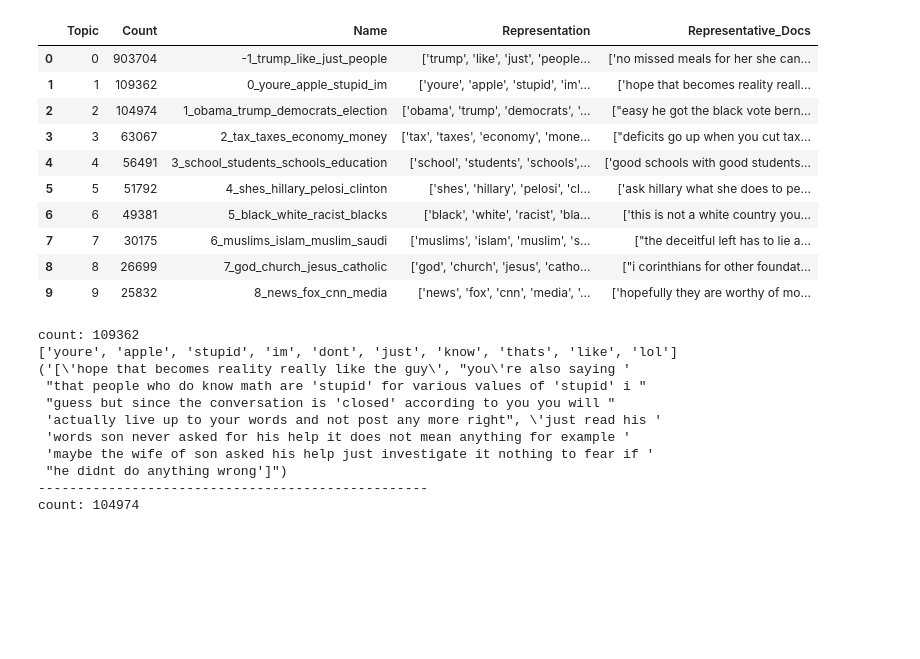
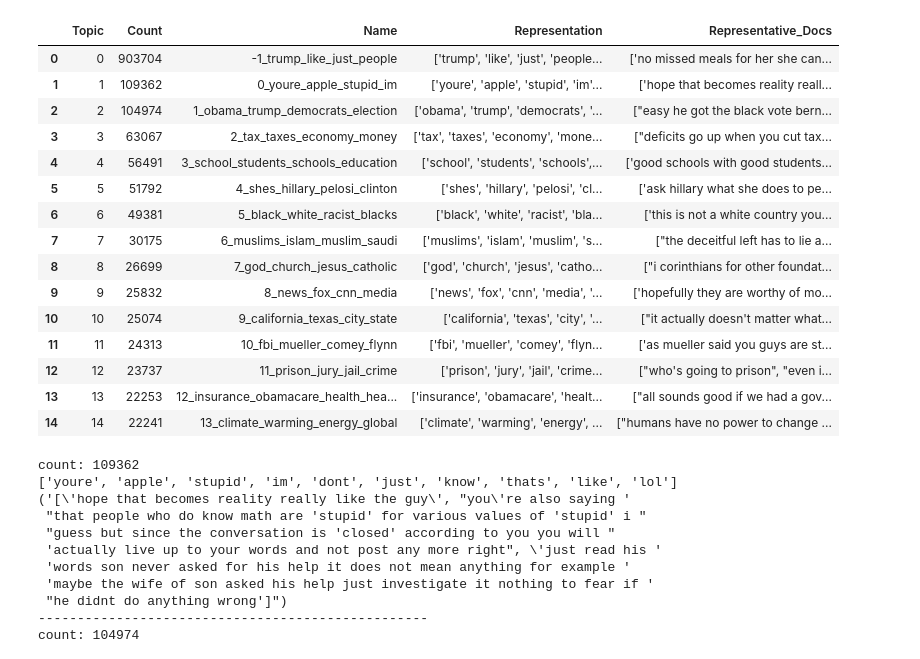
Before and after one commit to DanieleBarolo/Comments_Beliefs, a Jupyter notebook: topics_of_comments.ipynb, the cells around one changed output. Drawn from its saved outputs; the diff is of its cells as text; code cells hidden in the pictures; blank space fills up the shorter version.

```diff
--- a/topics_of_comments.ipynb
+++ b/topics_of_comments.ipynb
@@ -2,19 +2,24 @@
 import pandas as pd
 # %%
 breitbart_comments = pd.read_csv('Comments_topics/topics_global.csv')
-breitbart_comments.head(10)
+breitbart_comments.head(15)
 # %% [output]
 |  | Topic | Count | Name | Representation | Representative_Docs |
 | 0 | 0 | 903704 | -1_trump_like_just_people | ['trump', 'like', 'just', 'people... | ['no missed meals for her she can... |
 | 1 | 1 | 109362 | 0_youre_apple_stupid_im | ['youre', 'apple', 'stupid', 'im'... | ['hope that becomes reality reall... |
 | 2 | 2 | 104974 | 1_obama_trump_democrats_election | ['obama', 'trump', 'democrats', '... | ["easy he got the black vote bern... |
 | 3 | 3 | 63067 | 2_tax_taxes_economy_money | ['tax', 'taxes', 'economy', 'mone... | ["deficits go up when you cut tax... |
 | 4 | 4 | 56491 | 3_school_students_schools_education | ['school', 'students', 'schools',... | ['good schools with good students... |
 | 5 | 5 | 51792 | 4_shes_hillary_pelosi_clinton | ['shes', 'hillary', 'pelosi', 'cl... | ['ask hillary what she does to pe... |
 | 6 | 6 | 49381 | 5_black_white_racist_blacks | ['black', 'white', 'racist', 'bla... | ['this is not a white country you... |
 | 7 | 7 | 30175 | 6_muslims_islam_muslim_saudi | ['muslims', 'islam', 'muslim', 's... | ["the deceitful left has to lie a... |
 | 8 | 8 | 26699 | 7_god_church_jesus_catholic | ['god', 'church', 'jesus', 'catho... | ["i corinthians for other foundat... |
 | 9 | 9 | 25832 | 8_news_fox_cnn_media | ['news', 'fox', 'cnn', 'media', '... | ['hopefully they are worthy of mo... |
+| 10 | 10 | 25074 | 9_california_texas_city_state | ['california', 'texas', 'city', '... | ["it actually doesn't matter what... |
+| 11 | 11 | 24313 | 10_fbi_mueller_comey_flynn | ['fbi', 'mueller', 'comey', 'flyn... | ['as mueller said you guys are st... |
+| 12 | 12 | 23737 | 11_prison_jury_jail_crime | ['prison', 'jury', 'jail', 'crime... | ["who's going to prison", "even i... |
+| 13 | 13 | 22253 | 12_insurance_obamacare_health_hea... | ['insurance', 'obamacare', 'healt... | ["all sounds good if we had a gov... |
+| 14 | 14 | 22241 | 13_climate_warming_energy_global | ['climate', 'warming', 'energy', ... | ["humans have no power to change ... |
 # %%
 from pprint import pprint
 for i in range(1, 16):
```
Also changed, not shown: 23 other files.
